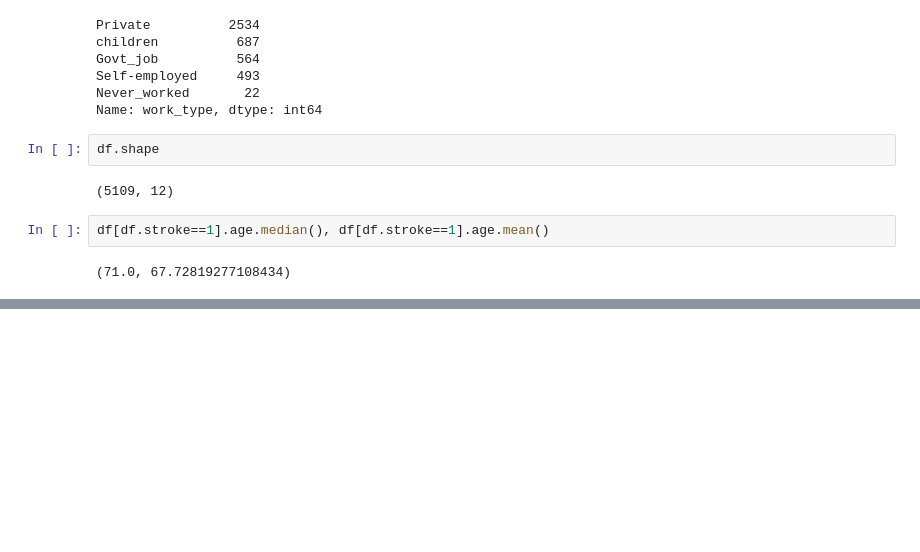
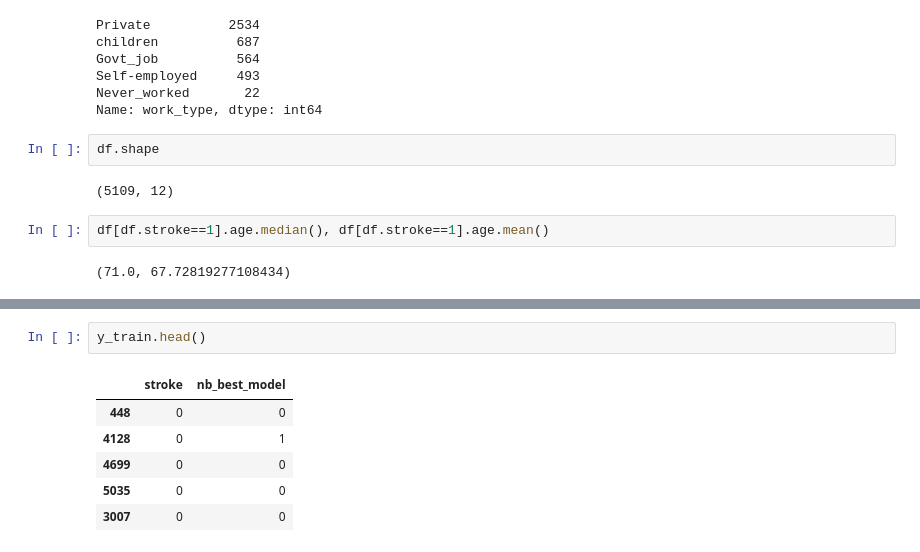
Before and after one commit to stroke-predictors/germain-capstone-stoke-prediction, a Jupyter notebook: eli_scratch.ipynb, the cells around one changed output, grey strips where cells are left out. Saved outputs shown, nothing was run; the diff lists cells and outputs as text; blank space fills up the shorter version.

```diff
--- a/eli_scratch.ipynb
+++ b/eli_scratch.ipynb
@@ -227,0 +262,9 @@ df[df.stroke==1].age.median(), df[df.stroke==1].age.mean()
+# %%
+y_train.head()
+# %% [output]
+|  | stroke | nb_best_model |
+| 448 | 0 | 0 |
+| 4128 | 0 | 1 |
+| 4699 | 0 | 0 |
+| 5035 | 0 | 0 |
+| 3007 | 0 | 0 |
```
Also changed, not shown: parts of 12 cells of this notebook, 1 other file.
